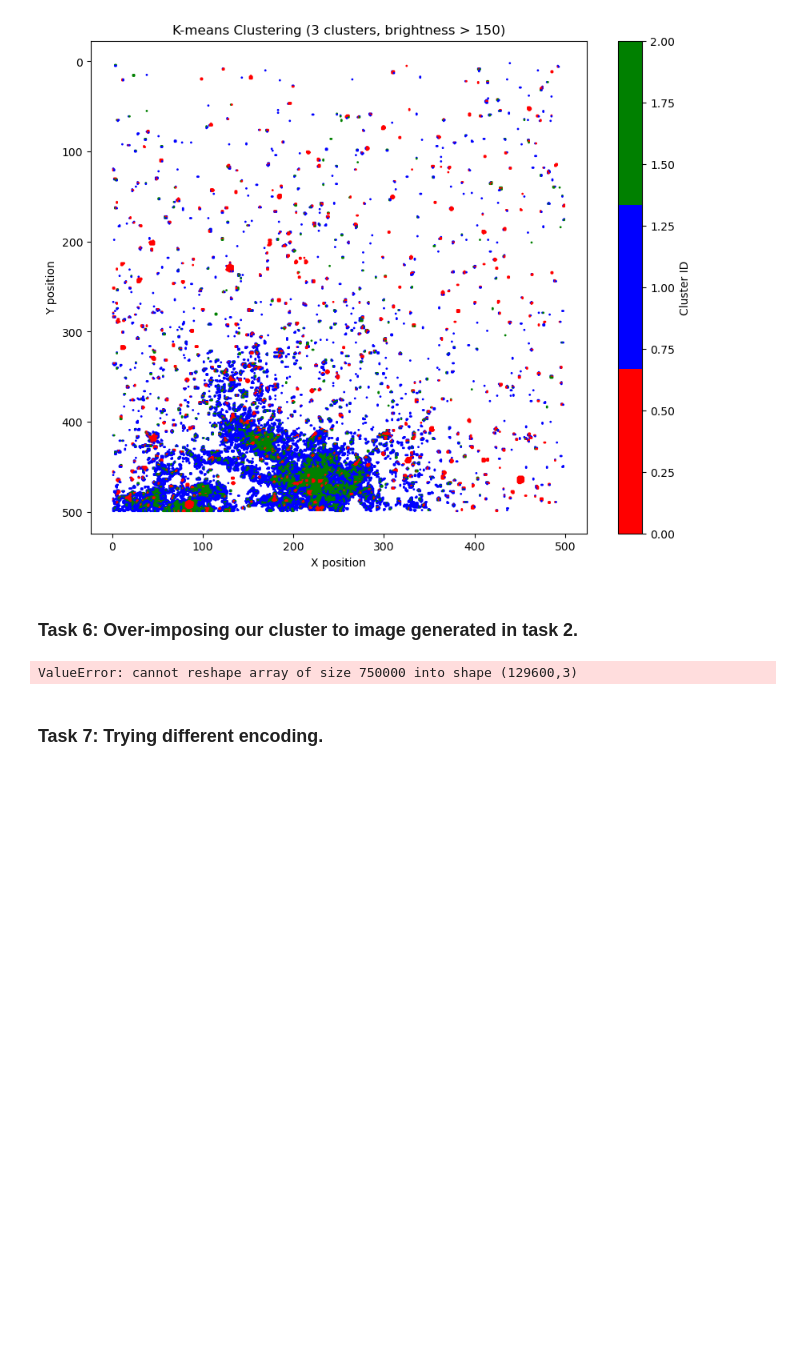
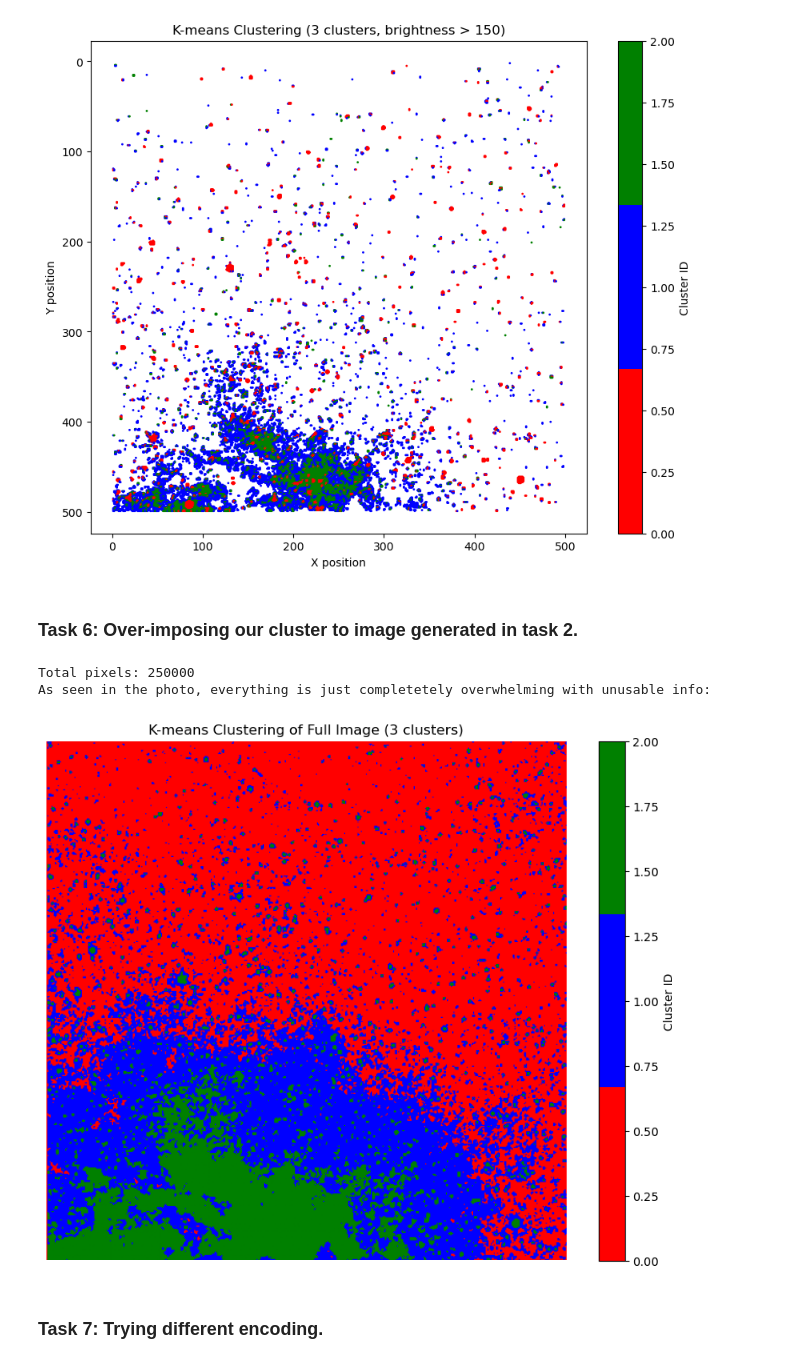
Before and after one commit to patrickteigen/Project-4---Milkyway, a Jupyter notebook: MOD300_Project4.ipynb, the cells around one changed output. Saved outputs shown, nothing was run; the diff lists cells and outputs as text; code cells hidden in the pictures; blank space fills up the shorter version.

```diff
--- a/MOD300_Project4.ipynb
+++ b/MOD300_Project4.ipynb
@@ -221,30 +223,32 @@ Cluster centers (RGB):
 ### Task 6: Over-imposing our cluster to image generated in task 2.
 # %%
 #Reshape ALL pixels (not just bright ones)
-all_pixels = img_array.reshape(129600, 3) # Saves dimentions of picture, 360 x 360 with 3 rgb values each
+all_pixels = img_array.reshape(-1, 3) # Saves dimentions of picture, 360 x 360 with 3 rgb values each
 
 
 print(f"Total pixels: {len(all_pixels)}")
 print(f"As seen in the photo, everything is just completetely overwhelming with unusable info:")
 
 height, width = img_array.shape[0], img_array.shape[1]
 
 # Apply K-means to ALL pixels
 kmeans_full = KMeans(n_clusters=n_cluster, n_init=10, random_state=30)
 labels_full = kmeans_full.fit_predict(all_pixels)
 
 
 # reshape labels back to image dimensions
 clustered_image = labels_full.reshape(height, width)
 
 plt.figure(figsize=(10, 8))
 plt.imshow(clustered_image, cmap=my_cmap)
 plt.title(f'K-means Clustering of Full Image ({n_cluster} clusters)')
 plt.colorbar(label='Cluster ID')
 plt.axis('off')
 plt.show()
 # %% [output]
-ValueError: cannot reshape array of size 750000 into shape (129600,3)
+Total pixels: 250000
+As seen in the photo, everything is just completetely overwhelming with unusable info:
+[figure, added]
 # %% [markdown]
 ### Task 7: Trying different encoding.
 # %% [markdown]
```
Also changed, not shown: parts of 8 cells of this notebook, 2 other files.
